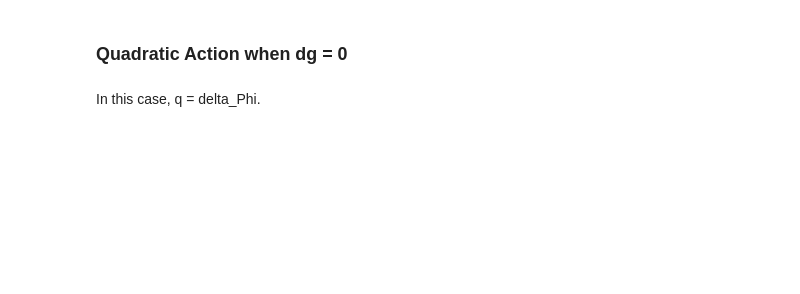
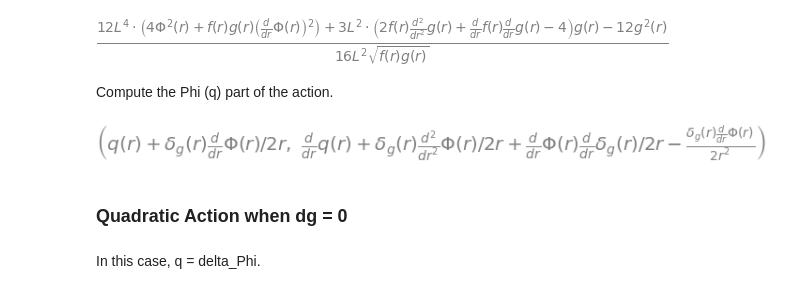
Before and after one commit to jchryssanthacopoulos/wormholes, a Jupyter notebook: second_order_action_analysis.ipynb, the cells around one changed output. Cells and saved outputs as stored; diff of their text form; code cells hidden in the pictures; blank space fills up the shorter version.

```diff
--- a/second_order_action_analysis_dg_zero.ipynb
+++ b/second_order_action_analysis.ipynb
@@ -4,0 +26,5 @@ sympy.init_printing()
+# %%
+lagrangian = 3 * (4 * L ** 4 * (4 * Phi ** 2 + f * g * dPhi ** 2) + L ** 2 * g * (2 * f * ddg + df * dg - 4) - 4 * g ** 2) / (16 * L ** 2 * sympy.sqrt(f * g))
+lagrangian
+# %% [output]
+[figure, added]
@@ -4,0 +40,9 @@ sympy.init_printing()
+# %% [markdown]
+Compute the Phi (q) part of the action.
+# %%
+q = sympy.Function('q')(r)
+dphi = q + sympy.diff(Phi, r) * delta_g / (2 * r)
+dphidr = sympy.diff(dphi, r)
+dphi, dphidr
+# %% [output]
+[figure, added]
```
Also changed, not shown: parts of 40 cells of this notebook.
